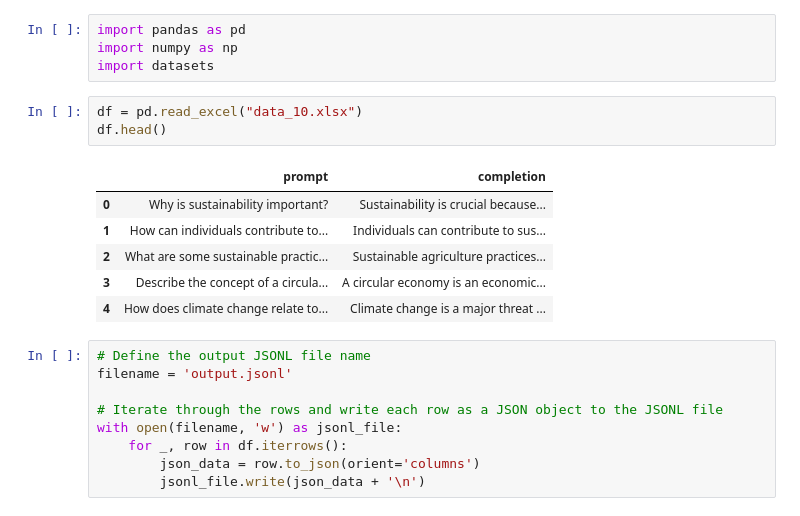
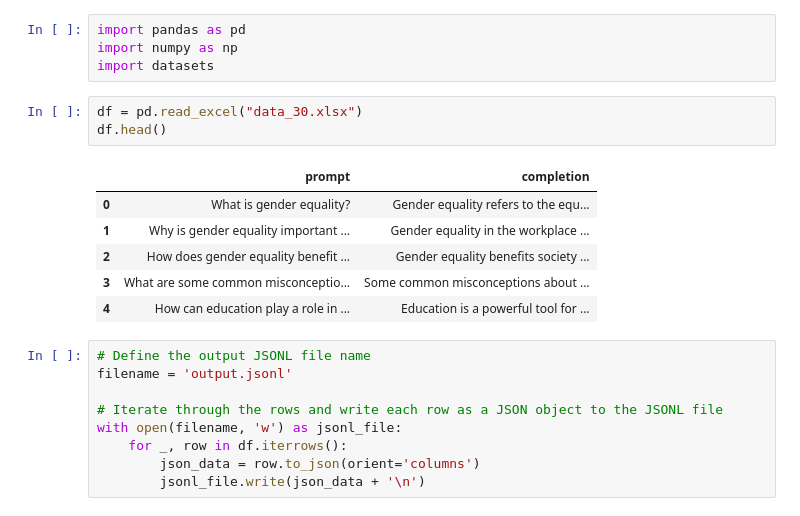
Before and after one commit to pelinbalci/LLM_Notebooks, a Jupyter notebook: LLM_Finetuning.ipynb, the cells around one changed output. Drawn from its saved outputs; the diff is of its cells as text.

```diff
--- a/LLM_Finetuning.ipynb
+++ b/LLM_Finetuning.ipynb
@@ -27,15 +27,15 @@ import pandas as pd
 import numpy as np
 import datasets
 # %%
-df = pd.read_excel("data_10.xlsx")
+df = pd.read_excel("data_30.xlsx")
 df.head()
 # %% [output]
 |  | prompt | completion |
-| 0 | Why is sustainability important? | Sustainability is crucial because... |
-| 1 | How can individuals contribute to... | Individuals can contribute to sus... |
-| 2 | What are some sustainable practic... | Sustainable agriculture practices... |
-| 3 | Describe the concept of a circula... | A circular economy is an economic... |
-| 4 | How does climate change relate to... | Climate change is a major threat ... |
+| 0 | What is gender equality? | Gender equality refers to the equ... |
+| 1 | Why is gender equality important ... | Gender equality in the workplace ... |
+| 2 | How does gender equality benefit ... | Gender equality benefits society ... |
+| 3 | What are some common misconceptio... | Some common misconceptions about ... |
+| 4 | How can education play a role in ... | Education is a powerful tool for ... |
 # %%
 # Define the output JSONL file name
 filename = 'output.jsonl'
```
Also changed, not shown: parts of 25 cells of this notebook, 1 other file.
